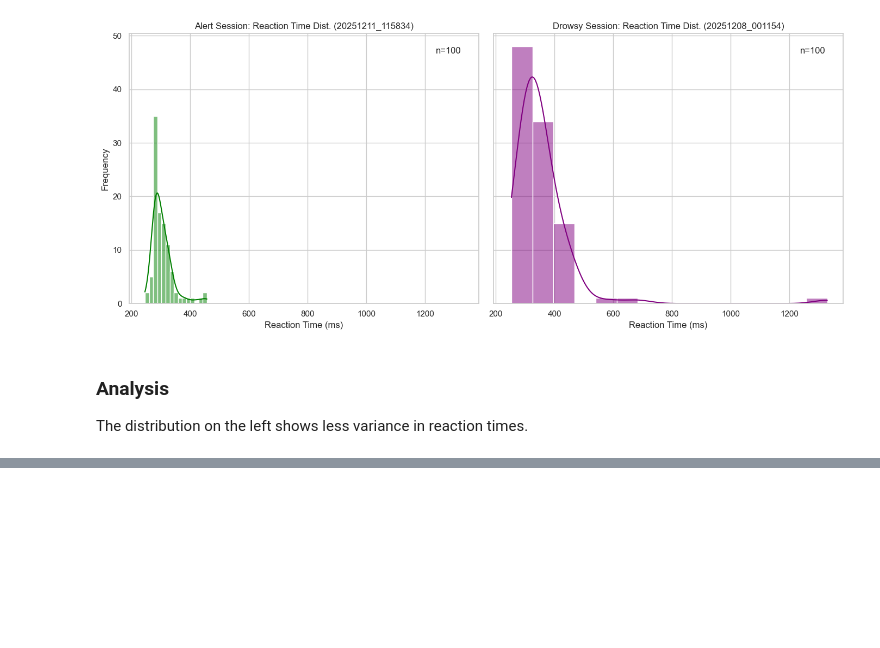
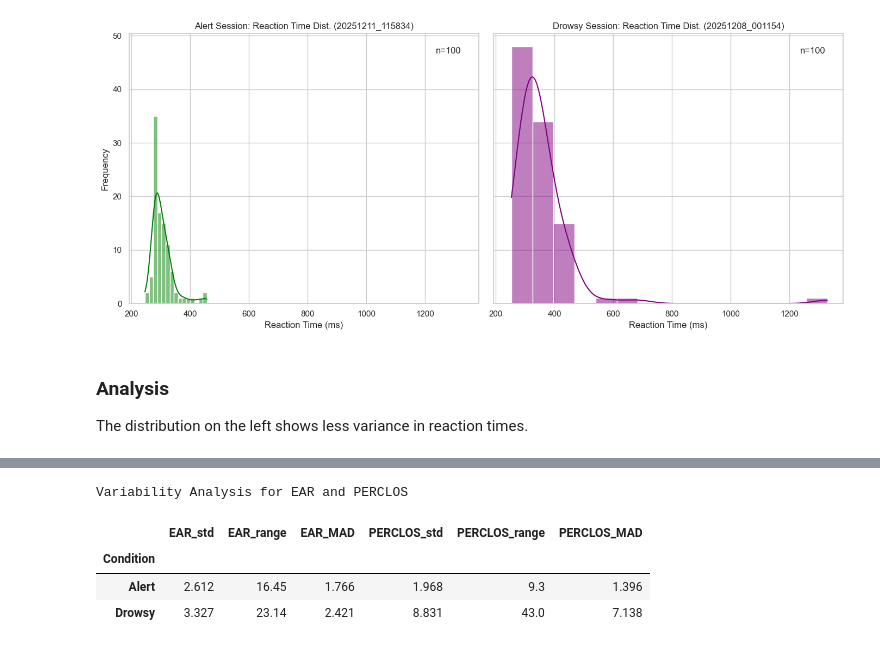
Before and after one commit to jjlukose55/Data_Collection_Final_Project, a Jupyter notebook: DataAnalysis_FinalProject.ipynb, the cells around one changed output, grey strips where cells are left out. Cells and saved outputs as stored; diff of their text form; code cells hidden in the pictures; blank space fills up the shorter version.

```diff
--- a/DataAnalysis_FinalProject.ipynb
+++ b/DataAnalysis_FinalProject.ipynb
@@ -399,0 +397,37 @@ plt.show()
+# %%
+def variability_metrics(df, metric):
+    series = df[metric].dropna()
+    mean_val = series.mean()
+    return {
+        "std": series.std(),
+        "range": series.max() - series.min(),
+        "mad": np.mean(np.abs(series - mean_val))   # manual MAD calculation
+    }
+
+rows = []
+
+for label, ds in [("Alert", alert), ("Drowsy", drowsy)]:
+    perclos = ds.perclos_df
+
+    ear_var = variability_metrics(perclos, "Selected_EAR")
+    perclos_var = variability_metrics(perclos, "PERCLOS_Score")
+
+    rows.append({
+        "Condition": label,
+        "EAR_std": ear_var["std"],
+        "EAR_range": ear_var["range"],
+        "EAR_MAD": ear_var["mad"],
+        "PERCLOS_std": perclos_var["std"],
+        "PERCLOS_range": perclos_var["range"],
+        "PERCLOS_MAD": perclos_var["mad"]
+    })
+
+variability_df = pd.DataFrame(rows).set_index("Condition")
+print("Variability Analysis for EAR and PERCLOS")
+display(variability_df.round(3))
+# %% [output]
+Variability Analysis for EAR and PERCLOS
+|  | EAR_std | EAR_range | EAR_MAD | PERCLOS_std | PERCLOS_range | PERCLOS_MAD |
+| Condition |  |  |  |  |  |  |
+| Alert | 2.612 | 16.45 | 1.766 | 1.968 | 9.3 | 1.396 |
+| Drowsy | 3.327 | 23.14 | 2.421 | 8.831 | 43.0 | 7.138 |
```
Also changed, not shown: parts of 19 cells of this notebook.
